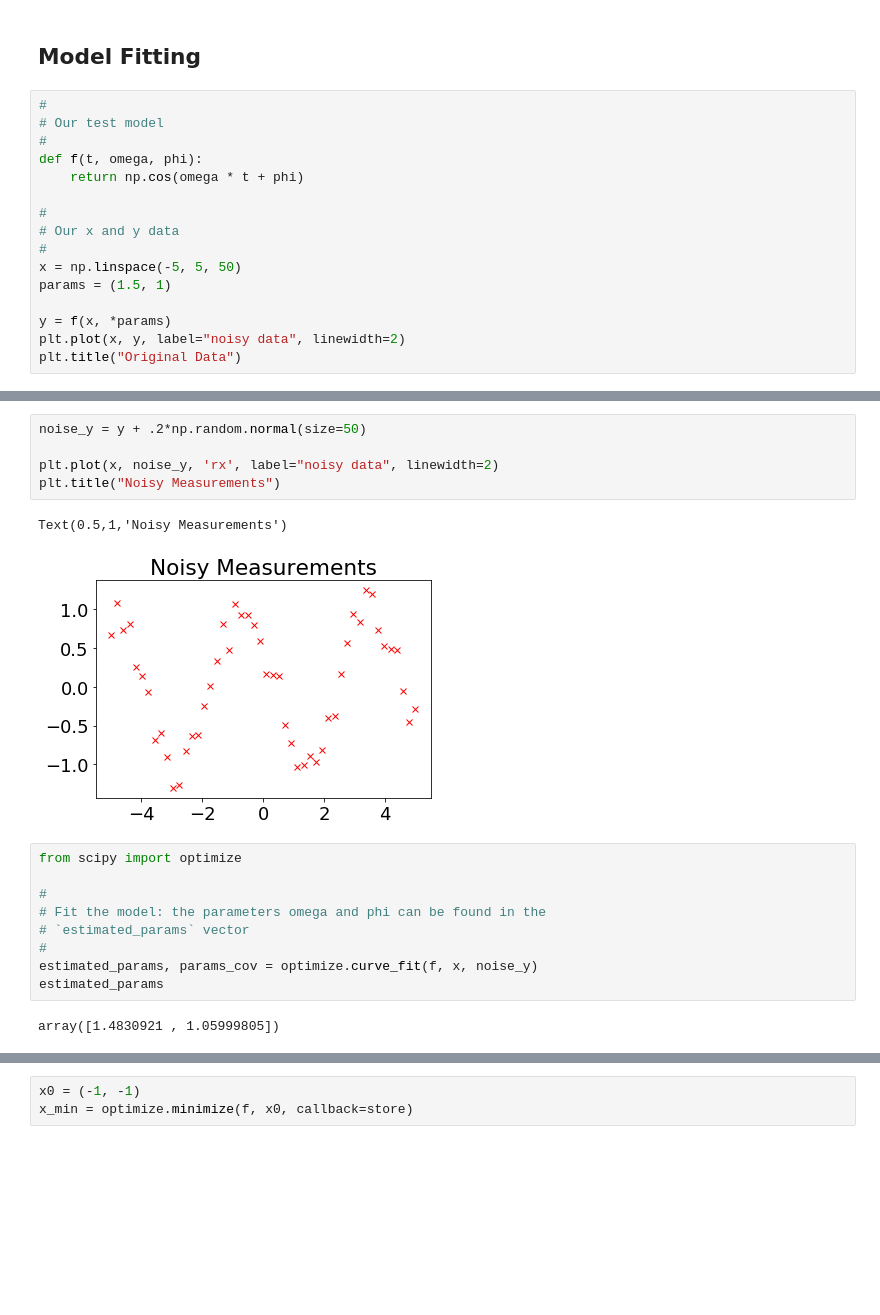
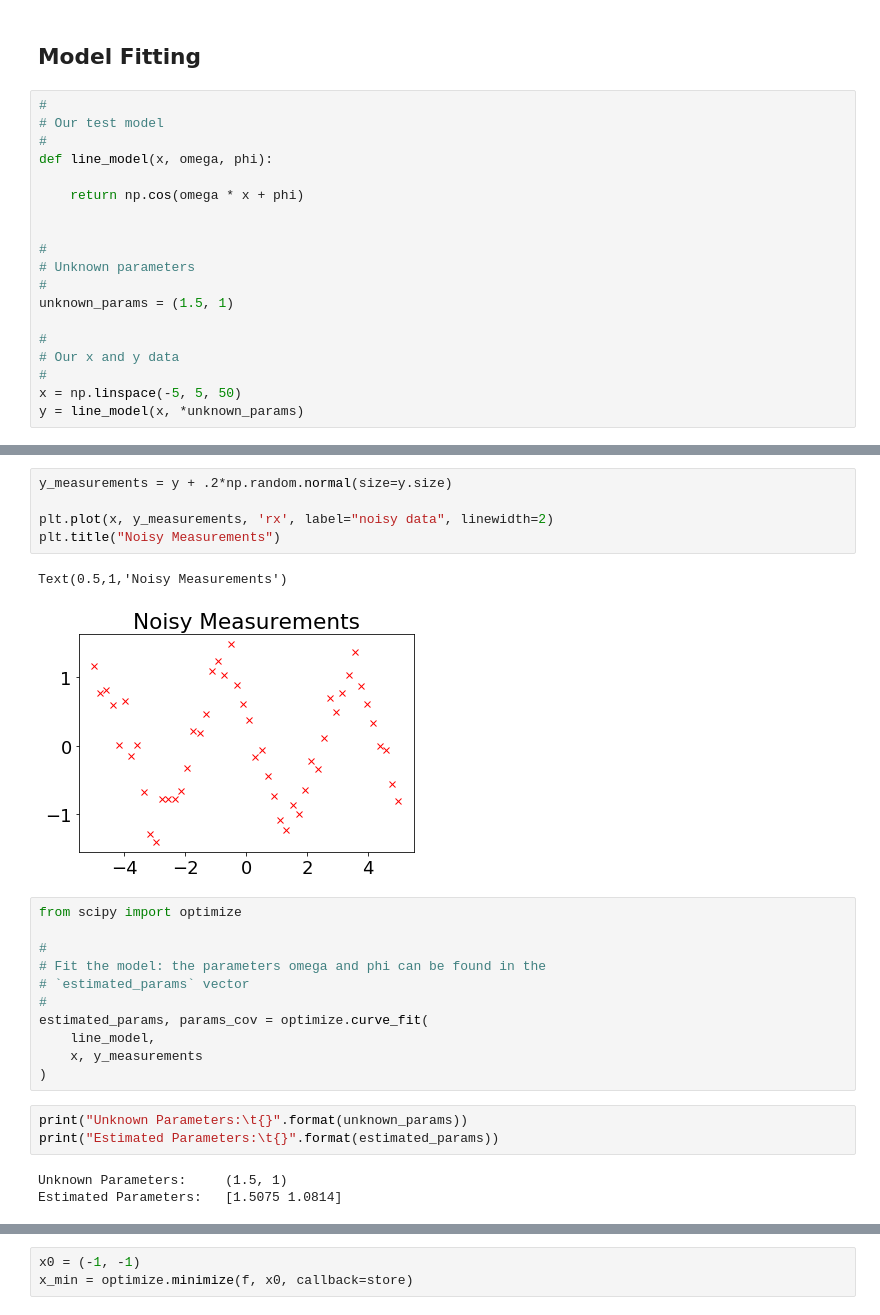
Before and after one commit to amitibo/python-seminar-2018, a Jupyter notebook: notebooks/Advanced Python Seminar.ipynb, the cells around one changed output, grey strips where cells are left out. Cells and saved outputs as stored; diff of their text form; blank space fills up the shorter version.

```diff
--- a/notebooks/Advanced Python Seminar.ipynb
+++ b/notebooks/Advanced Python Seminar.ipynb
@@ -575,15 +545,18 @@ NameError: name 'X' is not defined
 #
 # Our test model
 #
-def f(t, omega, phi):
-    return np.cos(omega * t + phi)
+def line_model(x, omega, phi):
+
+    return np.cos(omega * x + phi)
+
+
+#
+# Unknown parameters
+#
+unknown_params = (1.5, 1)
 
 #
 # Our x and y data
 #
 x = np.linspace(-5, 5, 50)
-params = (1.5, 1)
-
-y = f(x, *params)
-plt.plot(x, y, label="noisy data", linewidth=2)
-plt.title("Original Data")
+y = line_model(x, *unknown_params)
@@ -593,11 +569,11 @@ Text(0.5,1,'Original Data')
 # %%
-noise_y = y + .2*np.random.normal(size=50)
+y_measurements = y + .2*np.random.normal(size=y.size)
 
-plt.plot(x, noise_y, 'rx', label="noisy data", linewidth=2)
+plt.plot(x, y_measurements, 'rx', label="noisy data", linewidth=2)
 plt.title("Noisy Measurements")
 # %% [output]
 Text(0.5,1,'Noisy Measurements')
-[figure, old version]
+[figure, new version]
 # %%
 from scipy import optimize
 
@@ -605,9 +581,15 @@ from scipy import optimize
 # Fit the model: the parameters omega and phi can be found in the
 # `estimated_params` vector
 #
-estimated_params, params_cov = optimize.curve_fit(f, x, noise_y)
-estimated_params
+estimated_params, params_cov = optimize.curve_fit(
+    line_model,
+    x, y_measurements
+)
-# %% [output]
-array([1.4830921 , 1.05999805])
+# %%
+print("Unknown Parameters:\t{}".format(unknown_params))
+print("Estimated Parameters:\t{}".format(estimated_params))
+# %% [output]
+Unknown Parameters:     (1.5, 1)
+Estimated Parameters:   [1.5075 1.0814]
 # %%
 # plot the data and the fitted curve
```
Also changed, not shown: parts of 48 cells of this notebook, 2 other files.
